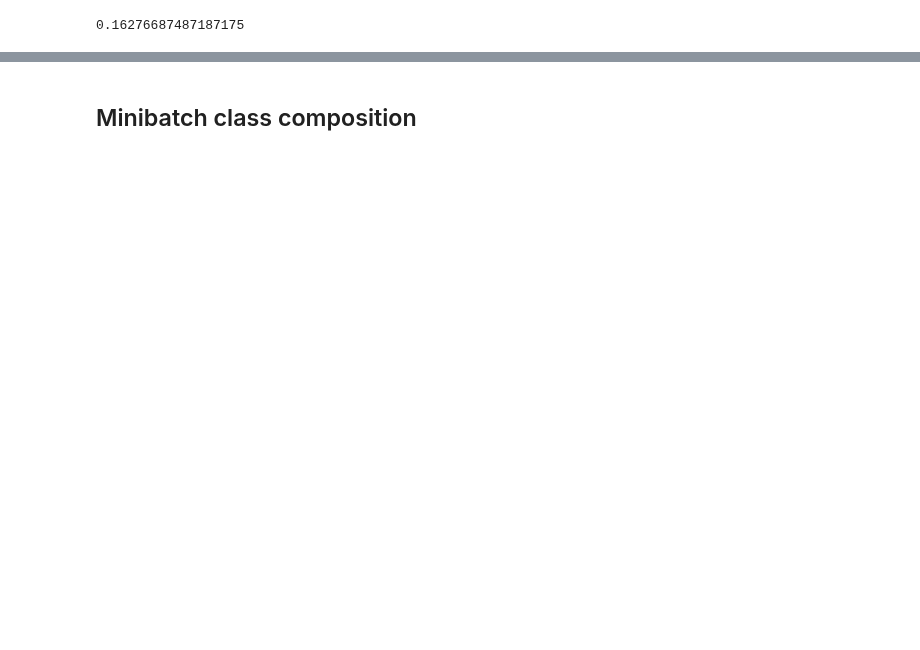
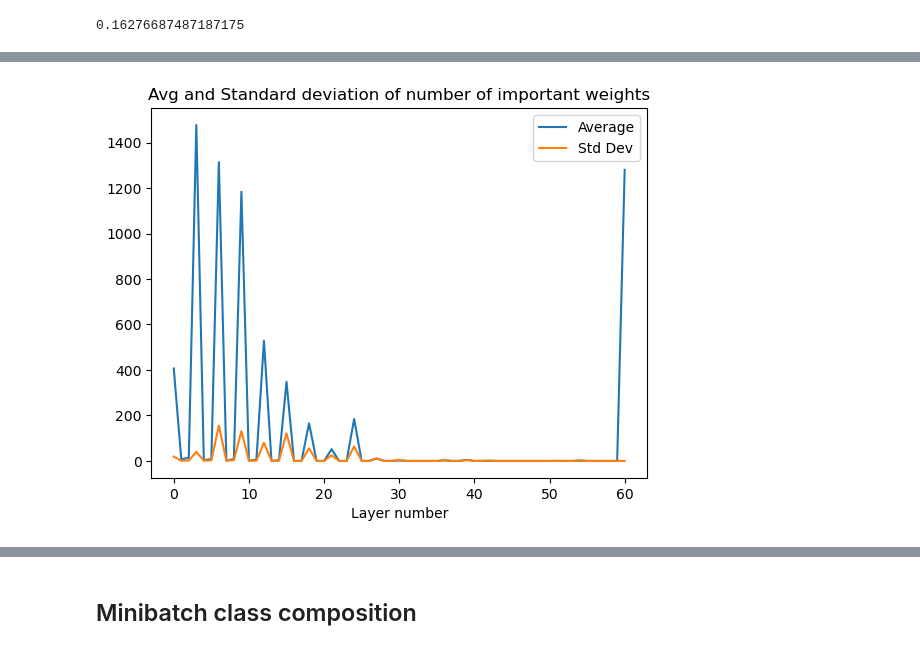
Before and after one commit to sgchr273/FisherMask, a Jupyter notebook: viz.ipynb, the cells around one changed output, grey strips where cells are left out. Saved outputs shown, nothing was run; the diff lists cells and outputs as text; code cells hidden in the pictures; blank space fills up the shorter version.

```diff
--- a/viz.ipynb
+++ b/viz.ipynb
@@ -54,0 +56,13 @@ plt.show()
+# %%
+num_imp = {}
+for layer_num, (name, param) in enumerate(model.named_parameters()):
+    num_imp[name] = [len(imp_wts[rd][layer_num]) for rd in range(len(imp_wts))]
+
+plt.plot(np.average(np.array(list(num_imp.values())), axis=1), label='Average')
+plt.plot(np.std(np.array(list(num_imp.values())), axis=1), label='Std Dev')
+plt.xlabel('Layer number')
+plt.title('Avg and Standard deviation of number of important weights')
+plt.legend()
+plt.show()
+# %% [output]
+[figure, added]
```
Also changed, not shown: parts of 17 cells of this notebook.
